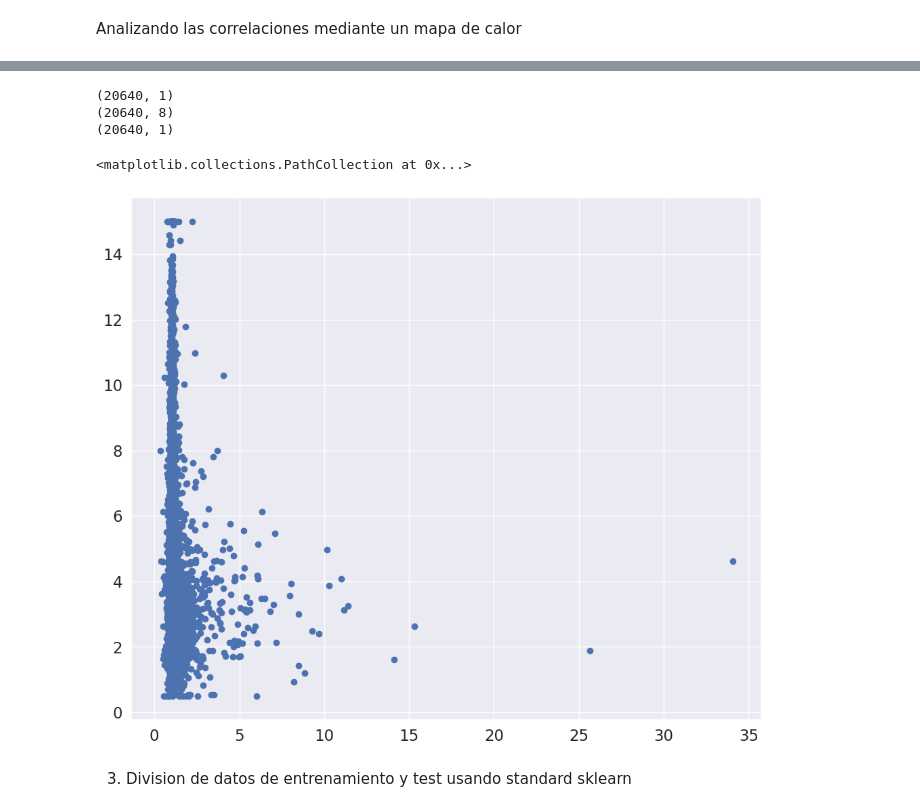
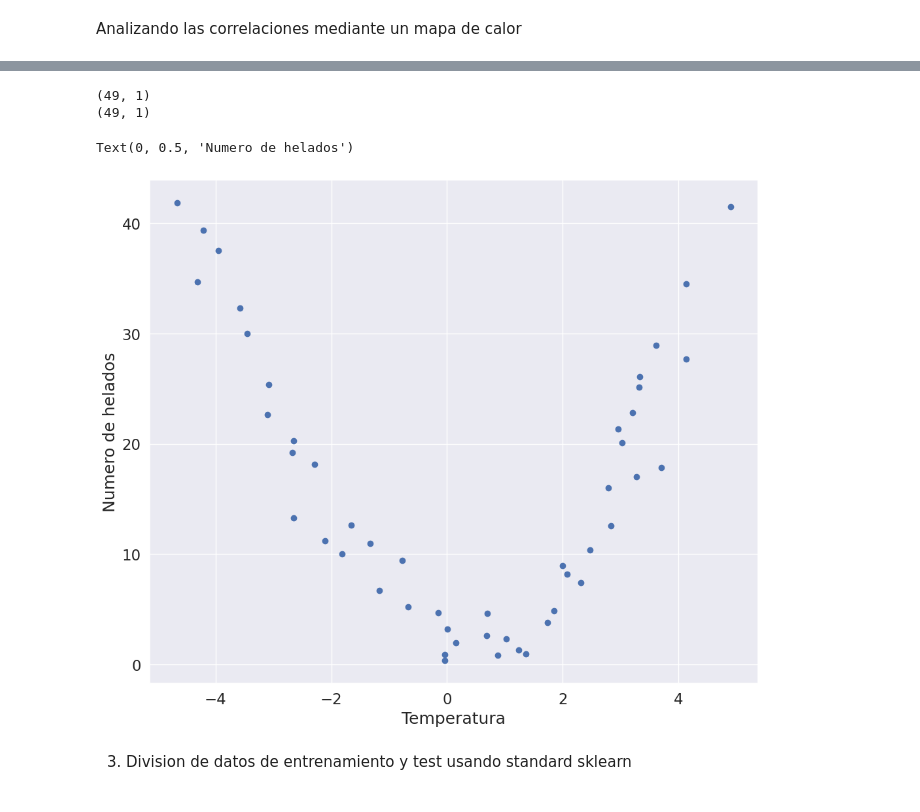
Before and after one commit to esyacelga/ai-proyecto-local, a Jupyter notebook: regresion-lineal-polinomica/src/notebooks/machine-learning-code.ipynb, the cells around one changed output, grey strips where cells are left out. Cells and saved outputs as stored; diff of their text form; code cells hidden in the pictures.

```diff
--- a/regresion-lineal-polinomica/src/notebooks/machine-learning-code.ipynb
+++ b/regresion-lineal-polinomica/src/notebooks/machine-learning-code.ipynb
@@ -66,24 +55,20 @@ sns.heatmap(cm, annot=True, fmt=".2f", cmap="coolwarm",yticklabels=numeric_cols,
 # %%
-X_cols = list(set(dataset.columns)-set(['MedInc']))
-X_analisis =  ['AveBedrms']
-y_cols = ['MedInc']
+X_cols = list(set(dataset.columns)-set(['units_ice_cream']))
+y_cols = ['units_ice_cream']
 
-x_analisis = dataset[X_analisis].values
 x = dataset[X_cols].values
 y = dataset[y_cols].values
 
-print(x_analisis.shape)
 print(x.shape)
 print(y.shape)
-plt.scatter(x_analisis,y)
-#plt.xlabel('Numero de habitaciones')
-#plt.ylabel('Valor Medio')
+plt.scatter(x,y)
+plt.xlabel('Temperatura')
+plt.ylabel('Numero de helados')
 # %% [output]
-(20640, 1)
-(20640, 8)
-(20640, 1)
+(49, 1)
+(49, 1)
-<matplotlib.collections.PathCollection at 0x...>
+Text(0, 0.5, 'Numero de helados')
-[figure, old version]
+[figure, new version]
 # %% [markdown]
 3. Division de datos de entrenamiento y test usando standard sklearn
 # %%
```
Also changed, not shown: parts of 16 cells of this notebook, 3 other files.
